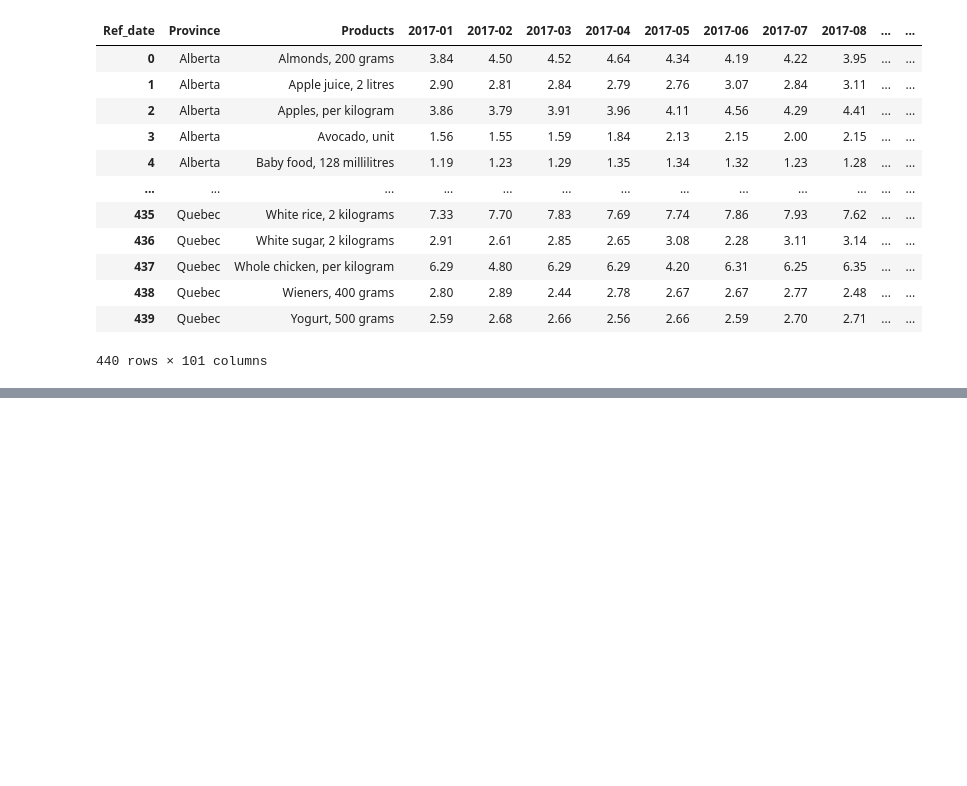
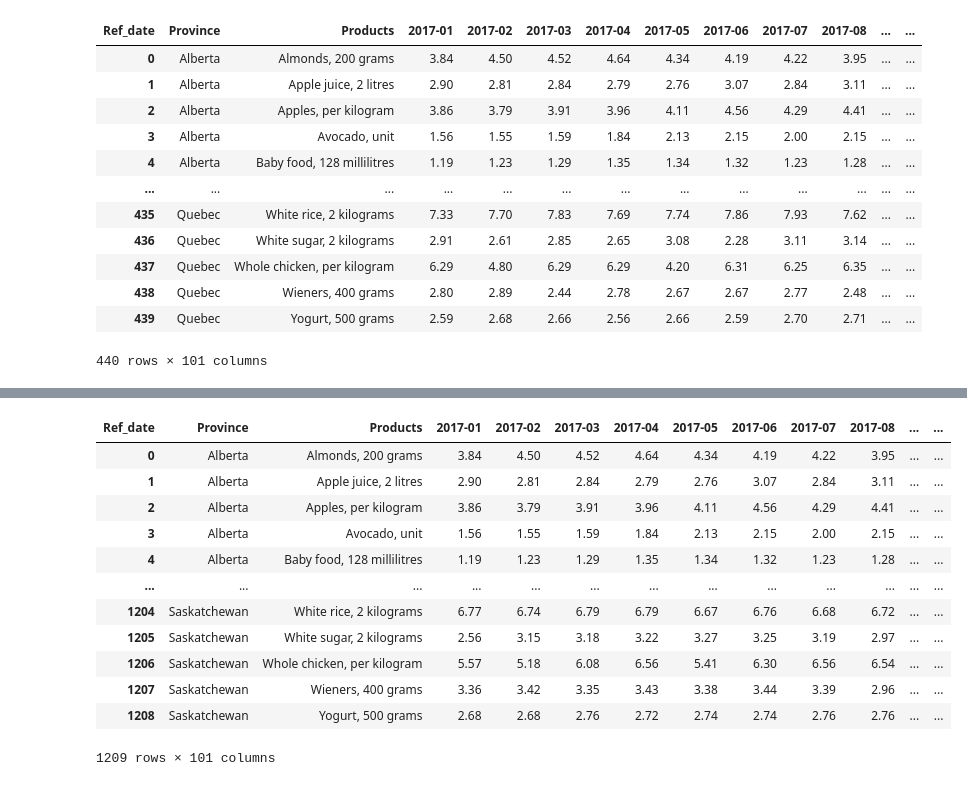
Before and after one commit to RoodraKanwar/Canadian-Food-Products---Data-Analysis, a Jupyter notebook: FoodPricesProvinces.ipynb, the cells around one changed output, grey strips where cells are left out. Cells and saved outputs as stored; diff of their text form; code cells hidden in the pictures; blank space fills up the shorter version.

```diff
--- a/FoodPricesProvinces.ipynb
+++ b/FoodPricesProvinces.ipynb
@@ -242,0 +264,5 @@ pivot_df
+# %%
+filtered_tf = tf[['REF_DATE','GEO','Products','VALUE']]
+filtered_tf = filtered_tf.rename(columns={'REF_DATE':'Ref_date','GEO':'Province','GEO':'Province','VALUE':'Price'})
+filtered_tf = filtered_tf.reset_index(drop=True)
+filtered_tf
@@ -242,0 +283,20 @@ pivot_df
+# %%
+pivot_tf = filtered_tf.pivot(index=['Province','Products'], columns='Ref_date', values='Price').reset_index()
+pivot_tf['First Quarter Average'] =(pivot_tf['2017-01'] + pivot_tf['2017-02'] + pivot_tf['2017-03']) / 3
+pivot_tf['Last Quarter Average'] =(pivot_tf['2024-12'] + pivot_tf['2024-11'] + pivot_tf['2024-10']) / 3
+pivot_tf['Rate Change'] = ((pivot_tf['Last Quarter Average'] - pivot_tf['First Quarter Average'])/pivot_tf['First Quarter Average']) * 100
+pivot_tf
+# %% [output]
+| Ref_date | Province | Products | 2017-01 | 2017-02 | 2017-03 | 2017-04 | 2017-05 | 2017-06 | 2017-07 | 2017-08 | ... | ... |
+| 0 | Alberta | Almonds, 200 grams | 3.84 | 4.50 | 4.52 | 4.64 | 4.34 | 4.19 | 4.22 | 3.95 | ... | ... |
+| 1 | Alberta | Apple juice, 2 litres | 2.90 | 2.81 | 2.84 | 2.79 | 2.76 | 3.07 | 2.84 | 3.11 | ... | ... |
+| 2 | Alberta | Apples, per kilogram | 3.86 | 3.79 | 3.91 | 3.96 | 4.11 | 4.56 | 4.29 | 4.41 | ... | ... |
+| 3 | Alberta | Avocado, unit | 1.56 | 1.55 | 1.59 | 1.84 | 2.13 | 2.15 | 2.00 | 2.15 | ... | ... |
+| 4 | Alberta | Baby food, 128 millilitres | 1.19 | 1.23 | 1.29 | 1.35 | 1.34 | 1.32 | 1.23 | 1.28 | ... | ... |
+| ... | ... | ... | ... | ... | ... | ... | ... | ... | ... | ... | ... | ... |
+| 1204 | Saskatchewan | White rice, 2 kilograms | 6.77 | 6.74 | 6.79 | 6.79 | 6.67 | 6.76 | 6.68 | 6.72 | ... | ... |
+| 1205 | Saskatchewan | White sugar, 2 kilograms | 2.56 | 3.15 | 3.18 | 3.22 | 3.27 | 3.25 | 3.19 | 2.97 | ... | ... |
+| 1206 | Saskatchewan | Whole chicken, per kilogram | 5.57 | 5.18 | 6.08 | 6.56 | 5.41 | 6.30 | 6.56 | 6.54 | ... | ... |
+| 1207 | Saskatchewan | Wieners, 400 grams | 3.36 | 3.42 | 3.35 | 3.43 | 3.38 | 3.44 | 3.39 | 2.96 | ... | ... |
+| 1208 | Saskatchewan | Yogurt, 500 grams | 2.68 | 2.68 | 2.76 | 2.72 | 2.74 | 2.74 | 2.76 | 2.76 | ... | ... |
+1209 rows × 101 columns
```
Also changed, not shown: parts of 12 cells of this notebook.
